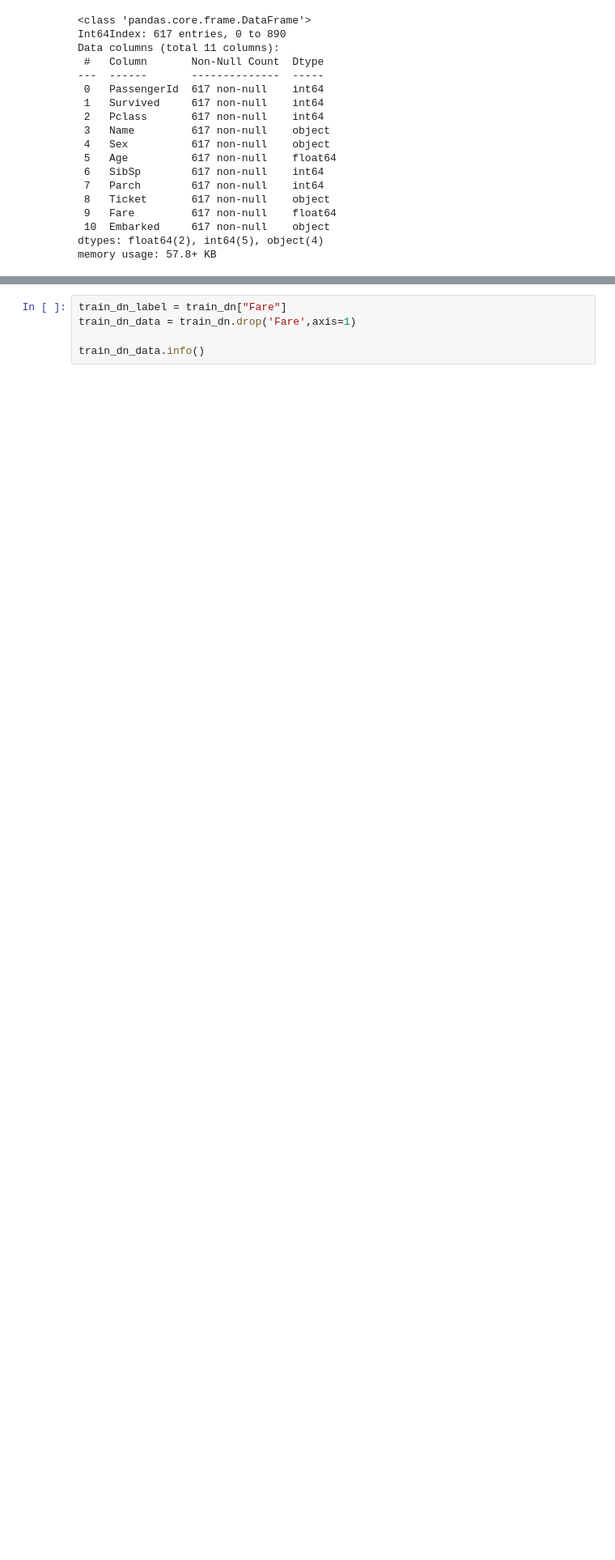
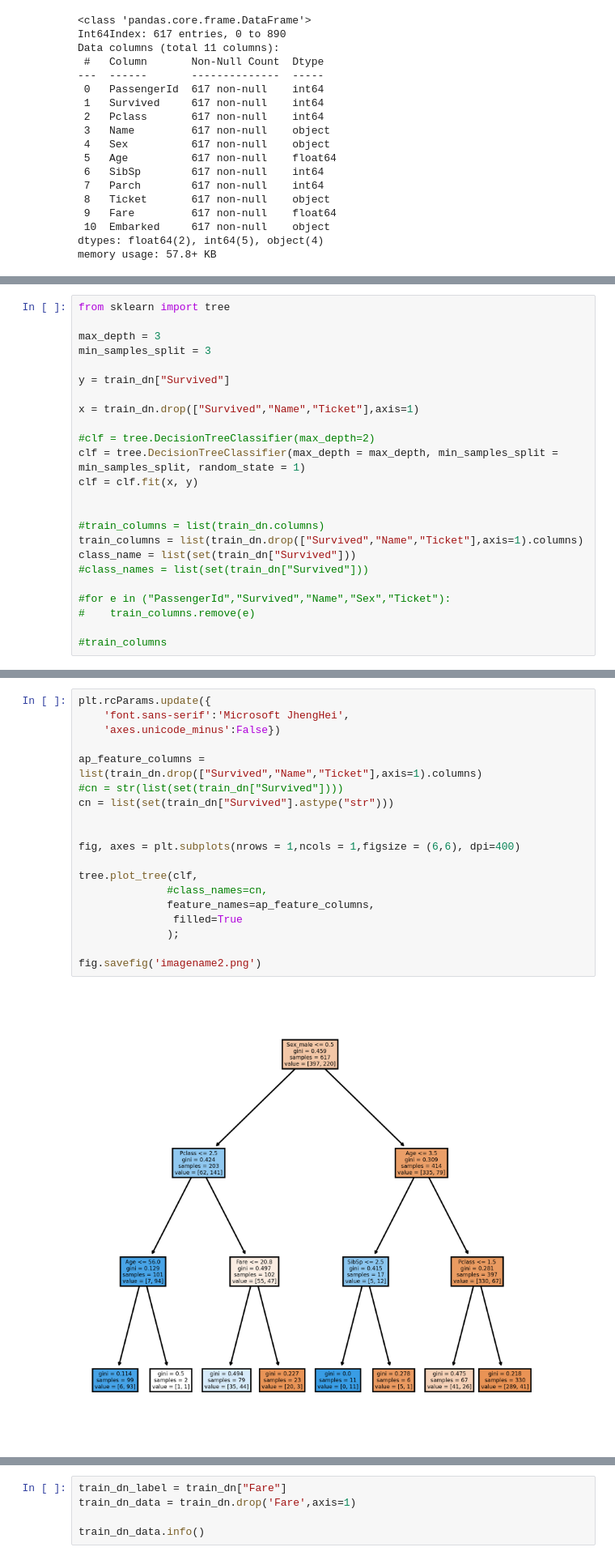
Before and after one commit to rvnkoiceygtq/Python, a Jupyter notebook: Titanic_regression.ipynb, the cells around one changed output, grey strips where cells are left out. Shown: that part at 81% size. Drawn from its saved outputs; the diff is of its cells as text; blank space fills up the shorter version.

```diff
--- a/Titanic_regression.ipynb
+++ b/Titanic_regression.ipynb
@@ -209,0 +381,24 @@ train_dn.head(3)
+# %%
+from sklearn import tree
+
+max_depth = 3
+min_samples_split = 3
+
+y = train_dn["Survived"]
+
+x = train_dn.drop(["Survived","Name","Ticket"],axis=1)
+
+#clf = tree.DecisionTreeClassifier(max_depth=2)
+clf = tree.DecisionTreeClassifier(max_depth = max_depth, min_samples_split = min_samples_split, random_state = 1)
+clf = clf.fit(x, y)
+
+
+#train_columns = list(train_dn.columns)
+train_columns = list(train_dn.drop(["Survived","Name","Ticket"],axis=1).columns)
+class_name = list(set(train_dn["Survived"]))
+#class_names = list(set(train_dn["Survived"]))
+
+#for e in ("PassengerId","Survived","Name","Sex","Ticket"):
+#    train_columns.remove(e)
+
+#train_columns
@@ -209,0 +434,21 @@ train_dn.head(3)
+# %%
+plt.rcParams.update({
+    'font.sans-serif':'Microsoft JhengHei',
+    'axes.unicode_minus':False})
+
+ap_feature_columns = list(train_dn.drop(["Survived","Name","Ticket"],axis=1).columns)
+#cn = str(list(set(train_dn["Survived"])))
+cn = list(set(train_dn["Survived"].astype("str")))
+
+
+fig, axes = plt.subplots(nrows = 1,ncols = 1,figsize = (6,6), dpi=400)
+
+tree.plot_tree(clf,
+              #class_names=cn,
+              feature_names=ap_feature_columns,
+               filled=True
+              );
+
+fig.savefig('imagename2.png')
+# %% [output]
+[figure, added]
```
Also changed, not shown: parts of 41 cells of this notebook.
